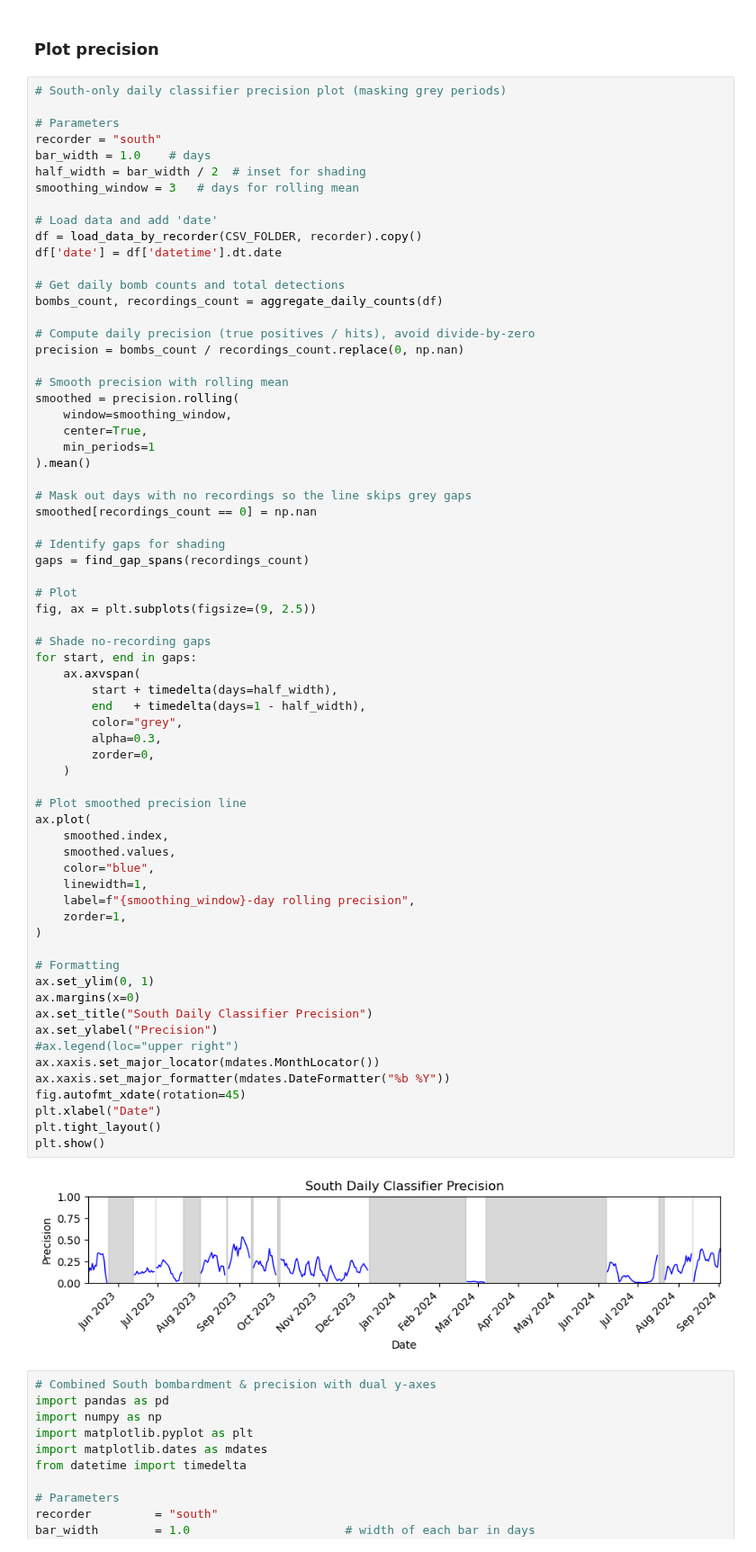
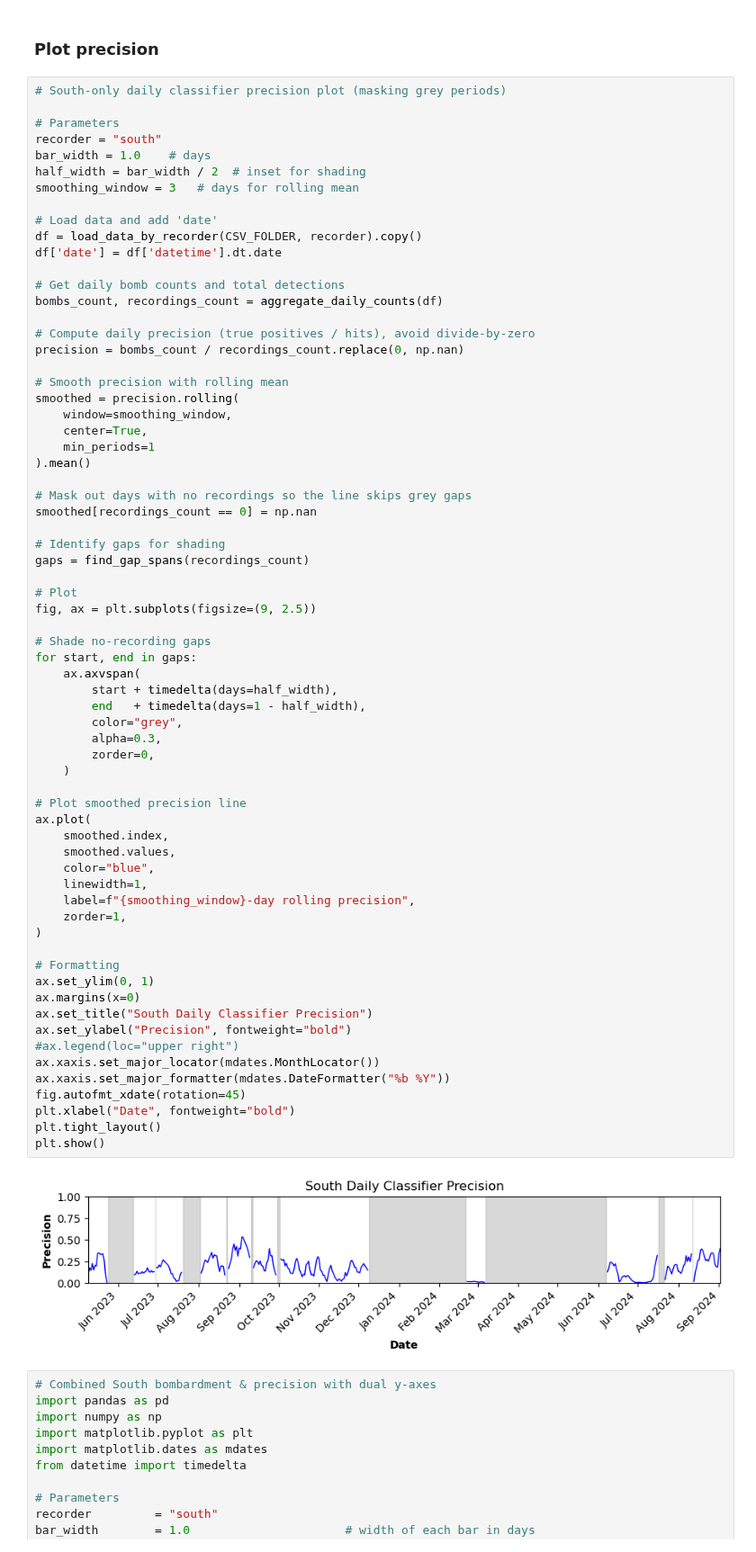
Before and after one commit to BenUCL/Bomb-Fishing, a Jupyter notebook: code/misc/results_plotting.ipynb, the cells around one changed output. Shown at 90% size. Saved outputs shown, nothing was run; the diff lists cells and outputs as text.

```diff
--- a/code/misc/results_plotting.ipynb
+++ b/code/misc/results_plotting.ipynb
@@ -355,36 +366,36 @@ fig, ax = plt.subplots(figsize=(9, 2.5))
 for start, end in gaps:
     ax.axvspan(
         start + timedelta(days=half_width),
         end   + timedelta(days=1 - half_width),
         color="grey",
         alpha=0.3,
         zorder=0,
     )
 
 # Plot smoothed precision line
 ax.plot(
     smoothed.index,
     smoothed.values,
     color="blue",
     linewidth=1,
     label=f"{smoothing_window}-day rolling precision",
     zorder=1,
 )
 
 # Formatting
 ax.set_ylim(0, 1)
 ax.margins(x=0)
 ax.set_title("South Daily Classifier Precision")
-ax.set_ylabel("Precision")
+ax.set_ylabel("Precision", fontweight="bold")
 #ax.legend(loc="upper right")
 ax.xaxis.set_major_locator(mdates.MonthLocator())
 ax.xaxis.set_major_formatter(mdates.DateFormatter("%b %Y"))
 fig.autofmt_xdate(rotation=45)
-plt.xlabel("Date")
+plt.xlabel("Date", fontweight="bold")
 plt.tight_layout()
 plt.show()
 # %% [output]
-[figure, old version]
+[figure, new version]
 # %%
 # Combined South bombardment & precision with dual y-axes
 import pandas as pd
```
Also changed, not shown: parts of 6 cells of this notebook.
